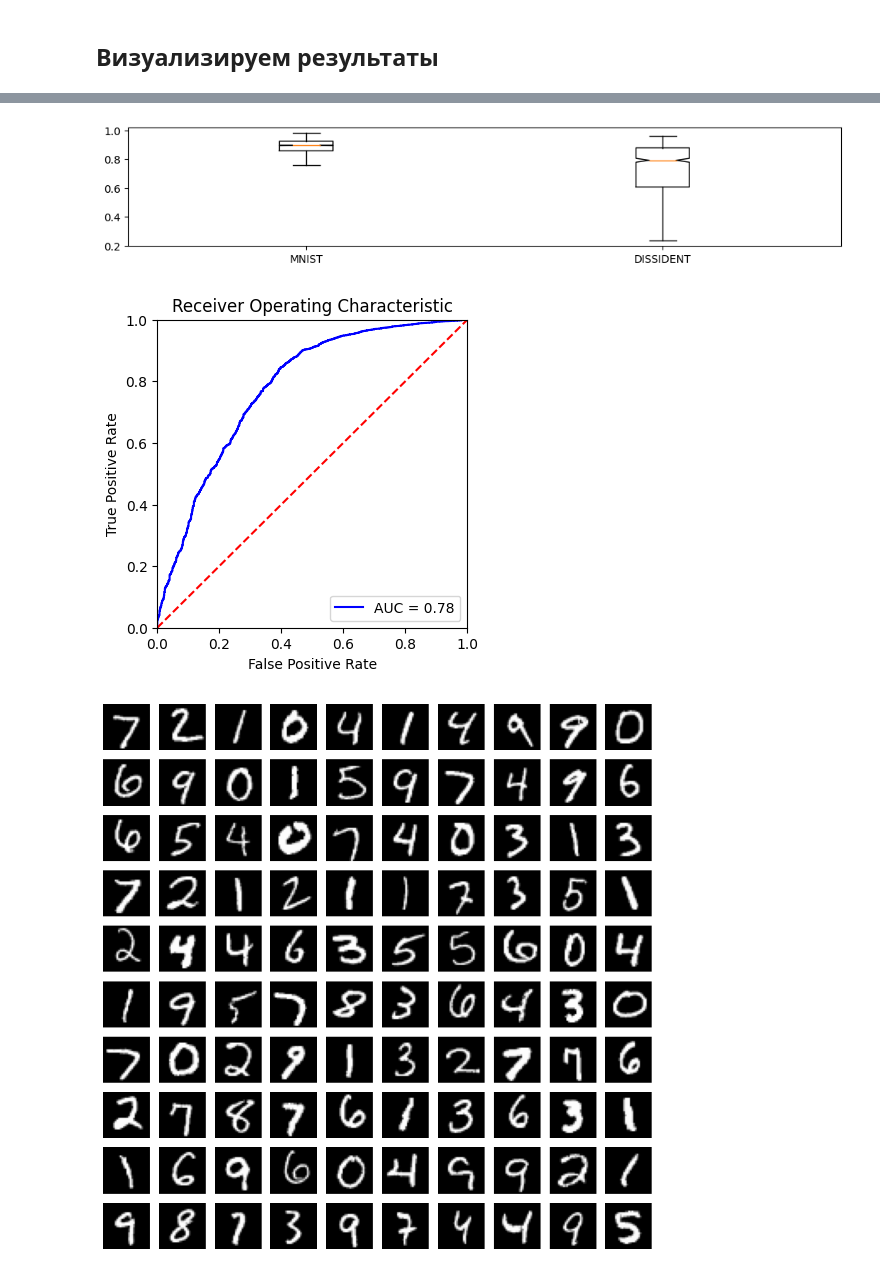
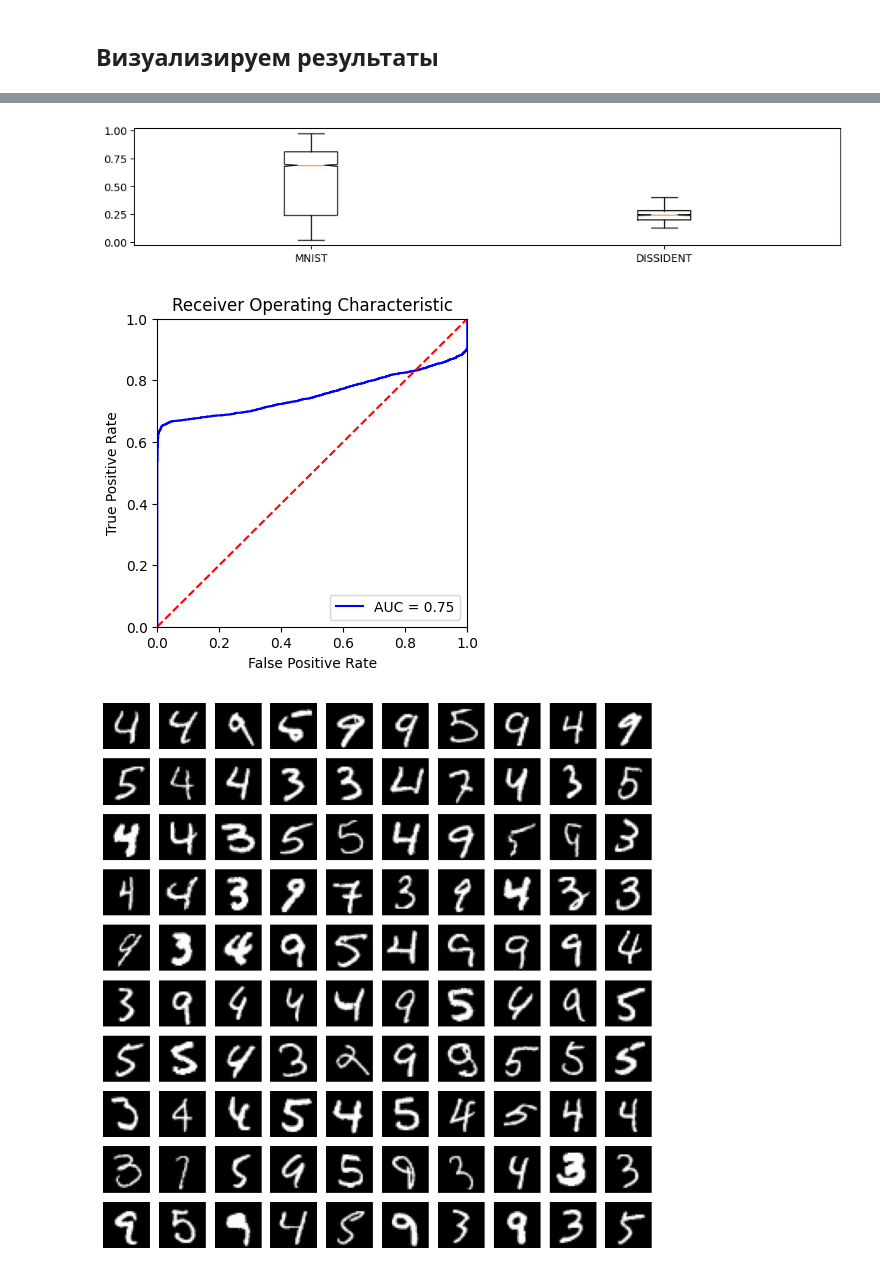
Before and after one commit to kenoma/pytorch-fuzzy, a Jupyter notebook: experiments_snn_with_fuzzy.ipynb, the cells around one changed output, grey strips where cells are left out. Cells and saved outputs as stored; diff of their text form; code cells hidden in the pictures.

Commit message:
fuzzy+vae like prototype

```diff
--- a/experiments_snn_with_fuzzy.ipynb
+++ b/experiments_snn_with_fuzzy.ipynb
@@ -20,9 +20,9 @@ from torchinfo import summary
 from matplotlib.colors import ListedColormap
 # %%
 batch_size = 256
-learning_rate_ae = 1e-3
-num_epochs_ae = 200
-latent_dim = 16
+learning_rate_ae = 1e-4
+num_epochs_ae = 100
+latent_dim = 8
 kernels = 8
 fuzzy_rules_count = 32
 mnist_class_anomaly = 4
@@ -168,8 +168,8 @@ class FSNN(nn.Module):
             nn.Linear(8*kernels, latent_dim, bias=False)
         )
 
-        initial_centroids = np.random.random((fuzzy_rules_count, latent_dim))#np.zeros((fuzzy_rules_count, latent_dim))##0*
-        initial_scales = np.ones((fuzzy_rules_count, latent_dim))
+        initial_centroids = (0.5 - np.random.random((fuzzy_rules_count, latent_dim)))#np.zeros((fuzzy_rules_count, latent_dim))##0*
+        initial_scales = 10 * np.ones((fuzzy_rules_count, latent_dim))
         self.fuzzy = FuzzyLayer.from_centers_and_scales(initial_centroids, initial_scales, trainable=True)
 
 
@@ -184,6 +184,10 @@ class FSNN(nn.Module):
         fz = self.fuzzy(x)
         return x, fz
 
+    def set_freeze_fuzzy_except_centroids(self, is_freeze):
+        self.fuzzy.scales.requires_grad = not is_freeze
+        for r in self.fuzzy.rots:
+            r.requires_grad = not is_freeze
 
 
 #inp = torch.rand(10, 1, 28, 28)
@@ -531,7 +587,7 @@ plt.show()
 
 writer.add_figure('Anomaly Detection', fig)
 # %% [output]
-[figure, old version]
+[figure, new version]
 # %%
 with torch.no_grad():
     firing_levels = []
@@ -566,27 +622,27 @@ with torch.no_grad():
     plt.show()
     writer.add_figure('ROC', fig)
 # %% [output]
-[figure, old version]
+[figure, new version]
 # %%
 threshold = optimal_threshold
 n = 0
 fig, ax = plt.subplots(10, 10, figsize=(10, 10))
 with torch.no_grad():
     for data, _, _, labels, _  in tqdm(test_loader, desc='EMNIST VIS'):
         if n >= 100:
             break
         data = data.view((-1, 1, 28, 28)).to(device)
 
         arate = get_arate_val(data)
 
         for i in range(data.shape[0]):
-            if(arate[i] > threshold):
+            if(arate[i] < threshold):
                 img = data[i]
                 ax[int(n / 10), int(n % 10)].imshow(img.view(28, 28).cpu().detach().numpy(), cmap='gray')
                 ax[int(n / 10), int(n % 10)].axis('off')
                 n = n + 1
 
                 if n >= 100:
                     break
 # %% [output]
-[figure, old version]
+[figure, new version]
```
Also changed, not shown: parts of 15 cells of this notebook, 1 other file.
